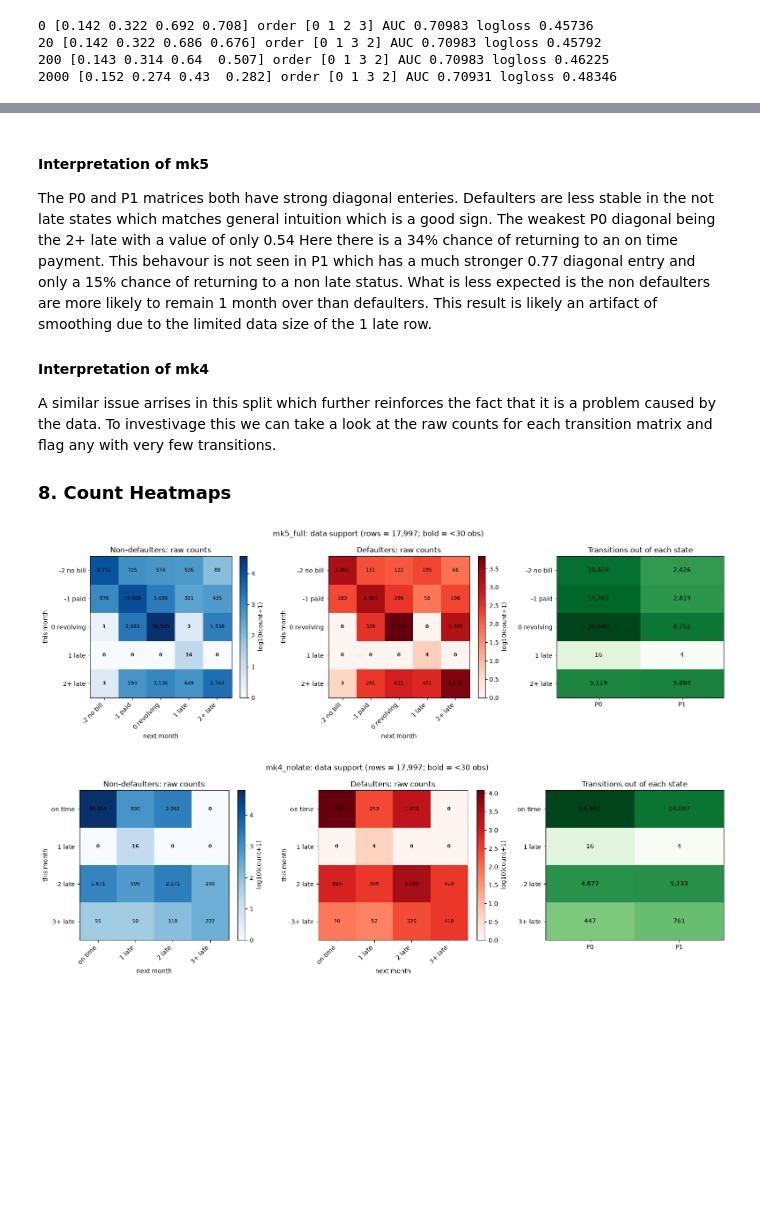
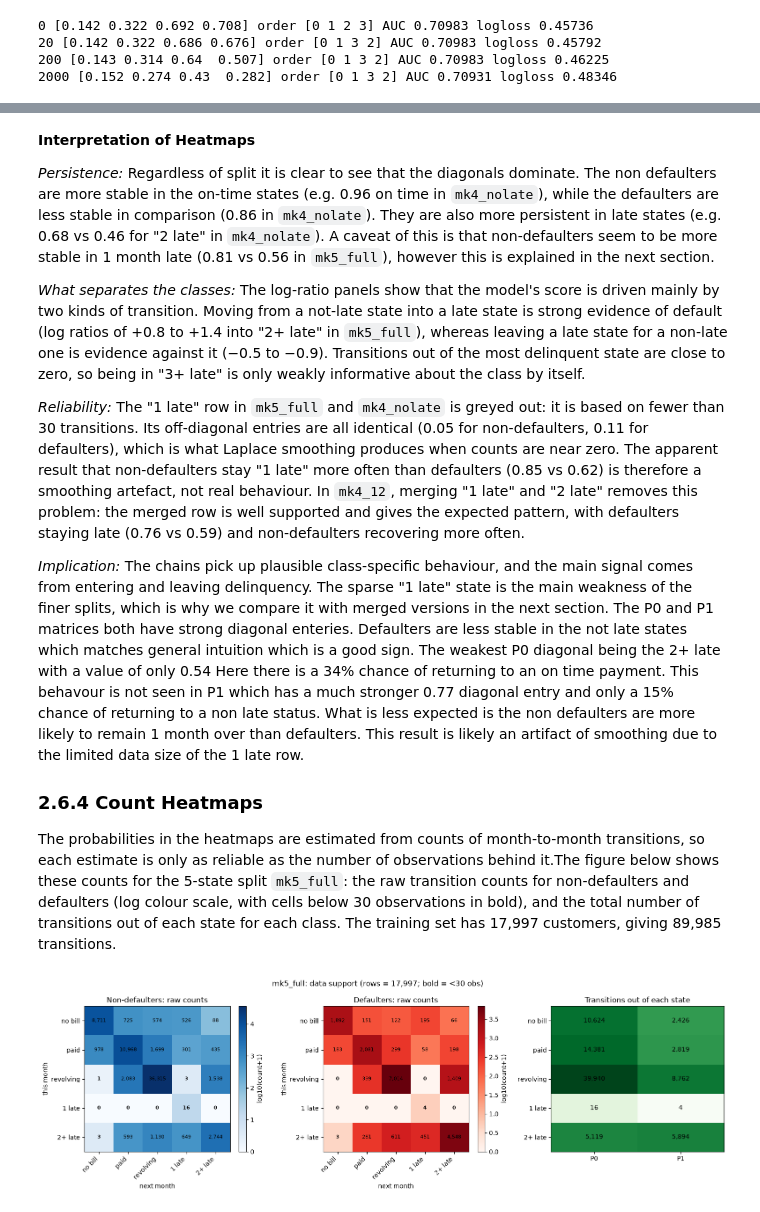
Before and after one commit to Oscar339/dst-sprint1, a Jupyter notebook: report/02-MarkovChiain.ipynb, the cells around one changed output, grey strips where cells are left out. Cells and saved outputs as stored; diff of their text form; code cells hidden in the pictures; blank space fills up the shorter version.

Commit message:
two class chain section
almost finished

```diff
--- a/report/02-MarkovChiain.ipynb
+++ b/report/02-MarkovChiain.ipynb
@@ -374,0 +475,35 @@ If $a = 1$ and $b = 0$, this reduces to the exact Bayes posterior.
+# %%
+# raw PAY value -> state; every value >= top goes to the final state
+STATE_SPECS = {
+    "mk5_full":   dict(map={-2:0,-1:1,0:2,1:3},     top=2, labels=["no bill","paid","revolving","1 late","2+ late"]),
+    "mk4_nolate": dict(map={-2:0,-1:0,0:0,1:1,2:2}, top=3, labels=["on time","1 late","2 late","3+ late"]),
+    "mk4_12":     dict(map={-2:0,-1:0,0:1,1:2,2:2}, top=3, labels=["no bill/paid","revolving","1-2 late","3+ late"]),
+}
+
+def _to_state_fn(mapping, top):
+    last = max(mapping.values()) + 1
+    raw_vals = list(mapping)
+    def f(p):
+        p = np.asarray(p)
+        s = np.full(p.shape, last, dtype=int)
+        for raw, st in mapping.items():
+            s[p == raw] = st
+        bad = (p < top) & ~np.isin(p, raw_vals)
+        if bad.any():
+            raise ValueError(f"unmapped PAY values: {np.unique(p[bad])}")
+        return s
+    return f
+
+def make_all_states(specs=STATE_SPECS):
+    out = {}
+    for name, sp in specs.items():
+        K = max(sp["map"].values()) + 2          # mapped states + one final "top" state
+        labels = sp.get("labels")
+        if labels is not None and len(labels) != K:
+            raise ValueError(f"{name}: {len(labels)} labels but K={K}")
+        out[name] = dict(to_state=_to_state_fn(sp["map"], sp["top"]), K=K, labels=labels)
+    return out
+
+states = make_all_states()
+markov_models = {n: build_markov(n, s["to_state"], s["K"]) for n, s in states.items()}
+labels_all    = {n: s["labels"] for n, s in states.items()}
@@ -436,47 +575,55 @@ for k in markov_models_1:
 # %% [markdown]
 
 
-#### Interpretation of mk5
+**Interpretation of Heatmaps**
+
+
+*Persistence:* Regardless of split it is clear to see that the diagonals dominate. The non defaulters are more stable in the on-time states (e.g. 0.96 on time in `mk4_nolate`), while the defaulters are less stable in comparison (0.86 in `mk4_nolate`). They are also more persistent in late states (e.g. 0.68 vs 0.46 for "2 late" in `mk4_nolate`). A caveat of this is that non-defaulters seem to be more stable in 1 month late (0.81 vs 0.56 in `mk5_full`), however this is explained in the next section.
+
+*What separates the classes:* The log-ratio panels show that the model's score is driven mainly by two kinds of transition. Moving from a not-late state into a late state is strong evidence of default (log ratios of +0.8 to +1.4 into "2+ late" in `mk5_full`), whereas leaving a late state for a non-late one is evidence against it (−0.5 to −0.9). Transitions out of the most delinquent state are close to zero, so being in "3+ late" is only weakly informative about the class by itself.
+
+*Reliability:* The "1 late" row in `mk5_full` and `mk4_nolate` is greyed out: it is based on fewer than 30 transitions. Its off-diagonal entries are all identical (0.05 for non-defaulters, 0.11 for defaulters), which is what Laplace smoothing produces when counts are near zero. The apparent result that non-defaulters stay "1 late" more often than defaulters (0.85 vs 0.62) is therefore a smoothing artefact, not real behaviour. In `mk4_12`, merging "1 late" and "2 late" removes this problem: the merged row is well supported and gives the expected pattern, with defaulters staying late (0.76 vs 0.59) and non-defaulters recovering more often.
+
+*Implication:* The chains pick up plausible class-specific behaviour, and the main signal comes from entering and leaving delinquency. The sparse "1 late" state is the main weakness of the finer splits, which is why we compare it with merged versions in the next section.
 The P0 and P1 matrices both have strong diagonal enteries. Defaulters are less stable in the not late states which matches general intuition which is a good sign. The weakest P0 diagonal being the 2+ late with a value of only 0.54 Here there is a 34% chance of returning to an on time payment. This behavour is not seen in P1 which has a much stronger 0.77 diagonal entry and only a 15% chance of returning to a non late status. What is less expected is the non defaulters are more likely to remain 1 month over than defaulters. This result is likely an artifact of smoothing due to the limited data size of the 1 late row.
 
-#### Interpretation of mk4
-A similar issue arrises in this split which further reinforces the fact that it is a problem caused by the data. To investivage this we can take a look at the raw counts for each transition matrix and flag any with very few transitions.
 
-### 8. Count Heatmaps
+### 2.6.4 Count Heatmaps
+
+The probabilities in the heatmaps are estimated from counts of month-to-month transitions, so each estimate is only as reliable as the number of observations behind it.The figure below shows these counts for the 5-state split `mk5_full`: the raw transition counts for non-defaulters and defaulters (log colour scale, with cells below 30 observations in bold), and the total number of transitions out of each state for each class. The training set has 17,997 customers, giving 89,985 transitions.
 # %%
 MIN_N = 30  # cells with fewer raw transitions than this are flagged as unreliable
 
 def plot_count_heatmaps(key, models, labels, data, pay_cols, y, min_n=30,
                         figsize=(16, 4.8)):
     m, K, lab, C0, C1 = _prep(key, models, labels, data, pay_cols, y)
 
     fig, axs = plt.subplots(1, 3, figsize=figsize)
     for ax, C, t, cmap in [(axs[0], C0, "Non-defaulters: raw counts", "Blues"),
                            (axs[1], C1, "Defaulters: raw counts", "Reds")]:
         im = ax.imshow(np.log10(C + 1), cmap=cmap); ax.set_title(t)
         for i in range(K):
             for j in range(K):
                 ax.text(j, i, f"{C[i, j]:,}", ha="center", va="center", fontsize=8,
                         fontweight="bold" if C[i, j] < min_n else "normal")
         plt.colorbar(im, ax=ax, fraction=0.046).set_label("log10(count+1)")
         _tick_labels(ax, lab)
 
     row_n = np.vstack([C0.sum(1), C1.sum(1)]).T
     axs[2].imshow(np.log10(row_n + 1), cmap="Greens", aspect="auto")
     for i in range(K):
         for c in range(2):
             axs[2].text(c, i, f"{row_n[i, c]:,}", ha="center", va="center")
     axs[2].set_xticks([0, 1]); axs[2].set_xticklabels(["P0", "P1"])
     axs[2].set_yticks(range(K)); axs[2].set_yticklabels(lab)
     axs[2].set_title("Transitions out of each state")
 
     fig.suptitle(f"{key}: data support (rows = {len(data):,}; bold = <{min_n} obs)")
     plt.tight_layout(); plt.show()
     return dict(C0=C0, C1=C1)
 
-for k in markov_models_1:
-    plot_count_heatmaps(k, markov_models_1, labels_1, train, pay_cols, y_tr)
+
+plot_count_heatmaps("mk5_full", markov_models, labels_all, train, pay_cols, y_tr);
 # %% [output]
-[figure, old version]
+[figure, new version]
-[figure, removed]
 # %% [markdown]
```
Also changed, not shown: parts of 34 cells of this notebook.
